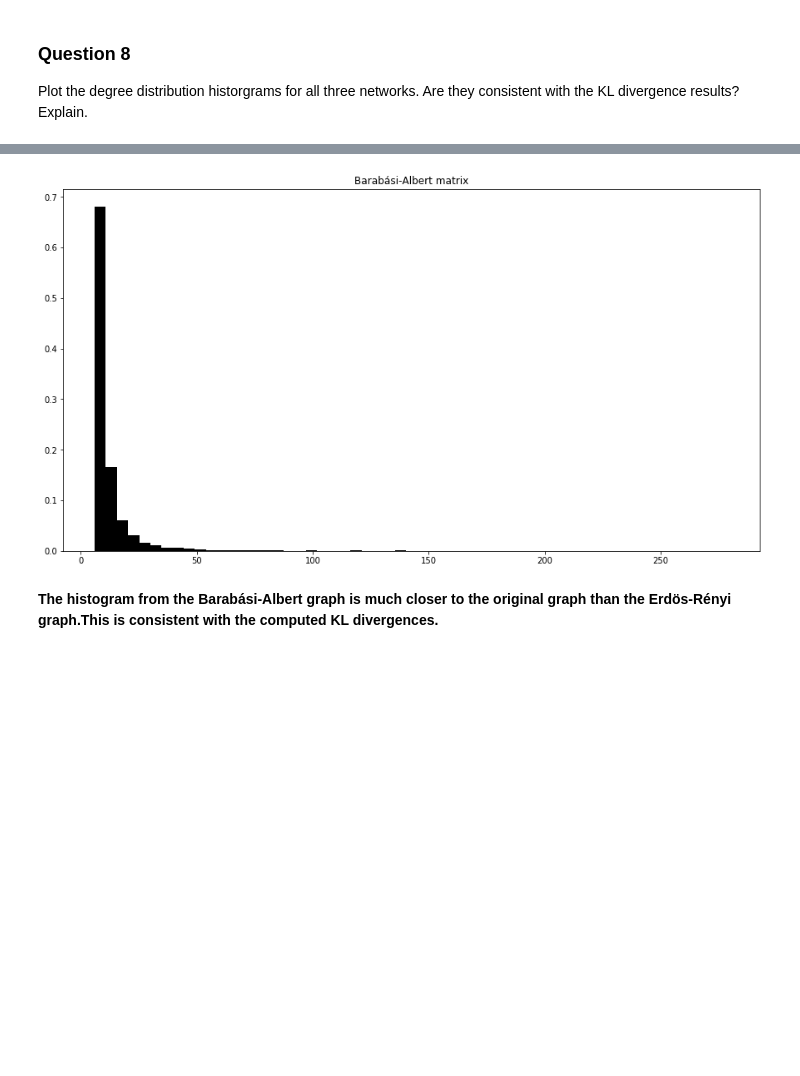
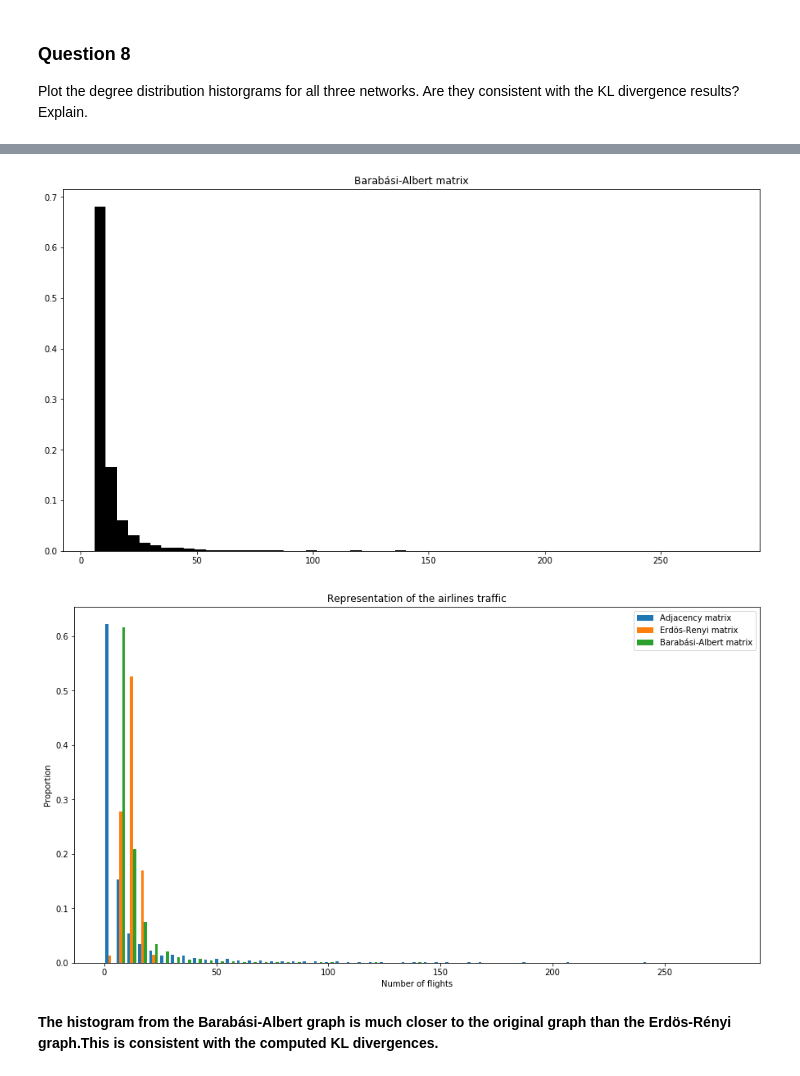
Before and after one commit to AmauV/NTDS, a Jupyter notebook: 2_network_models.ipynb, the cells around one changed output, grey strips where cells are left out. Cells and saved outputs as stored; diff of their text form; code cells hidden in the pictures; blank space fills up the shorter version.

```diff
--- a/2_network_models.ipynb
+++ b/2_network_models.ipynb
@@ -307,40 +307,41 @@ Plot the degree distribution historgrams for all three networks. Are they consis
 # %%
 #Computation of the weights
 weights_adjacency = np.ones_like(degree_adjacency) / float(n_nodes)
 weights_er = np.ones_like(degree_er) / float(n_nodes)
 weights_ba = np.ones_like(degree_ba) / float(n_nodes)
 
 #Plot
 #Just adj
 plt.figure(figsize=(15,8))
 plt.hist(degree_adjacency, weights=weights_adjacency, bins=int(np.sqrt(n_nodes)), color='b')
 plt.title('Adjacency matrix')
 plt.show()
 
 #Just ER
 plt.figure(figsize=(15,8))
 plt.hist(degree_er, weights=weights_er, bins=int(np.sqrt(n_nodes)), color='g')
 plt.title('Erdös-Rényi matrix')
 plt.show()
 
 #Just BA
 plt.figure(figsize=(15,8))
 plt.hist(degree_ba, weights=weights_ba, bins=int(np.sqrt(n_nodes)), color='k')
 plt.title('Barabási-Albert matrix')
 plt.show()
 
-#All together Marche pas bien de plot les 3 en même temps, à refaire
-# plt.figure(figsize=(15,8))
-# plt.hist([degree_adjacency, degree_er,degree_ba], weights=[weights_adjacency, weights_er,weights_ba], bins=int(np.sqrt(n_nodes)), label=['Adjacency matrix','Erdös-Renyi matrix','Barabási-Albert matrix'])
-# plt.legend(loc='upper right')
-# plt.title('Representation of the airlines traffic')
-# plt.ylabel('Proportion');
-# plt.xlabel('Number of flights');
-# plt.show()
+#All together
+plt.figure(figsize=(15,8))
+plt.hist([degree_adjacency, degree_er,degree_ba], weights=[weights_adjacency, weights_er,weights_ba], bins=int(np.sqrt(n_nodes)), label=['Adjacency matrix','Erdös-Renyi matrix','Barabási-Albert matrix'])
+plt.legend(loc='upper right')
+plt.title('Representation of the airlines traffic')
+plt.ylabel('Proportion');
+plt.xlabel('Number of flights');
+plt.show()
 # %% [output]
 [figure]
 [figure]
 [figure]
+[figure, added]
 # %% [markdown]
 **The histogram from the Barabási-Albert graph is much closer to the original graph than the Erdös-Rényi graph.This is consistent with the computed KL divergences.**
 # %% [markdown]
```
Also changed, not shown: parts of 16 cells of this notebook, 1 other file.
